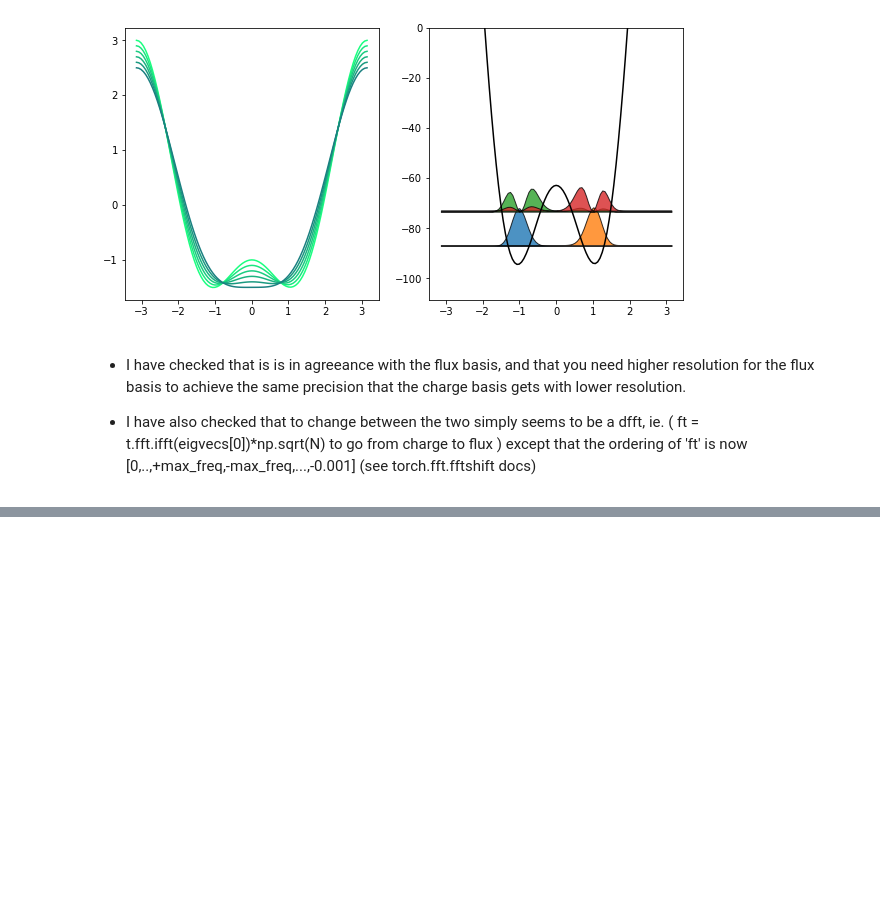
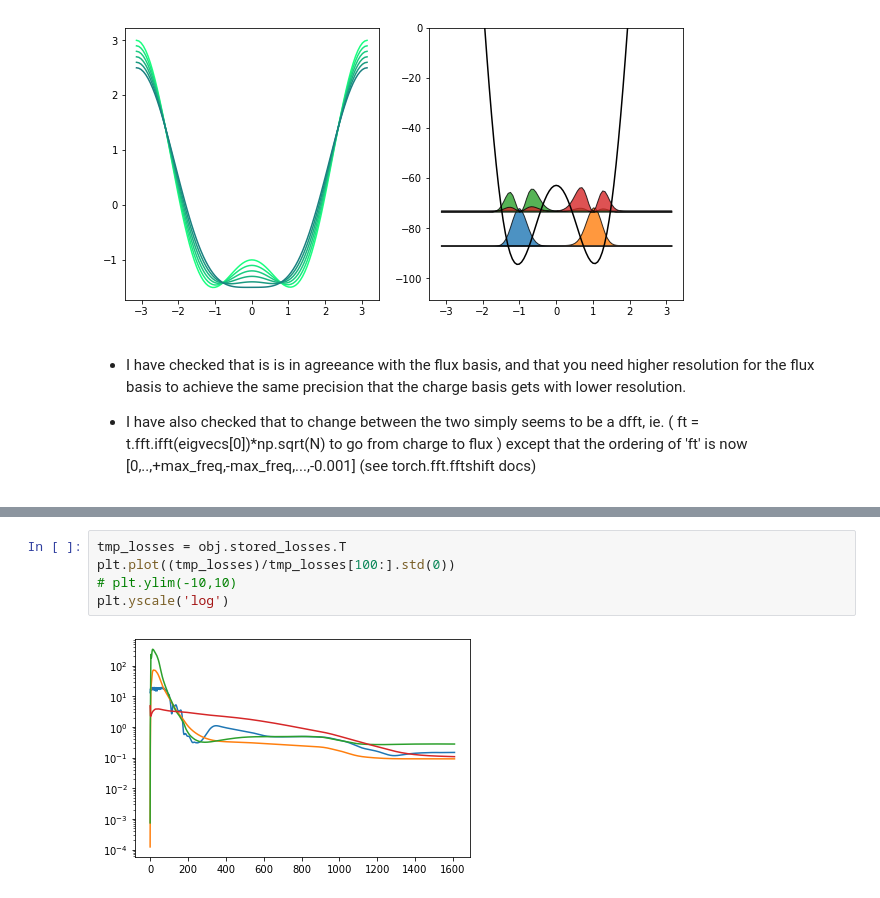
Before and after one commit to Vinther901/Quantum-Optimal-Control, a Jupyter notebook: 1DToyExample/Flensmon_1D copy.ipynb, the cells around one changed output, grey strips where cells are left out. Saved outputs shown, nothing was run; the diff lists cells and outputs as text; blank space fills up the shorter version.

```diff
--- a/1DToyExample/Flensmon_1D copy.ipynb
+++ b/1DToyExample/Flensmon_1D copy.ipynb
@@ -125,0 +128,7 @@ Ended at step: 11, with loss: 0.009839724108004488 and runtime: 3.96861386299133
+# %%
+tmp_losses = obj.stored_losses.T
+plt.plot((tmp_losses)/tmp_losses[100:].std(0))
+# plt.ylim(-10,10)
+plt.yscale('log')
+# %% [output]
+[figure, added]
```
Also changed, not shown: parts of 6 cells of this notebook, 5 other files.
